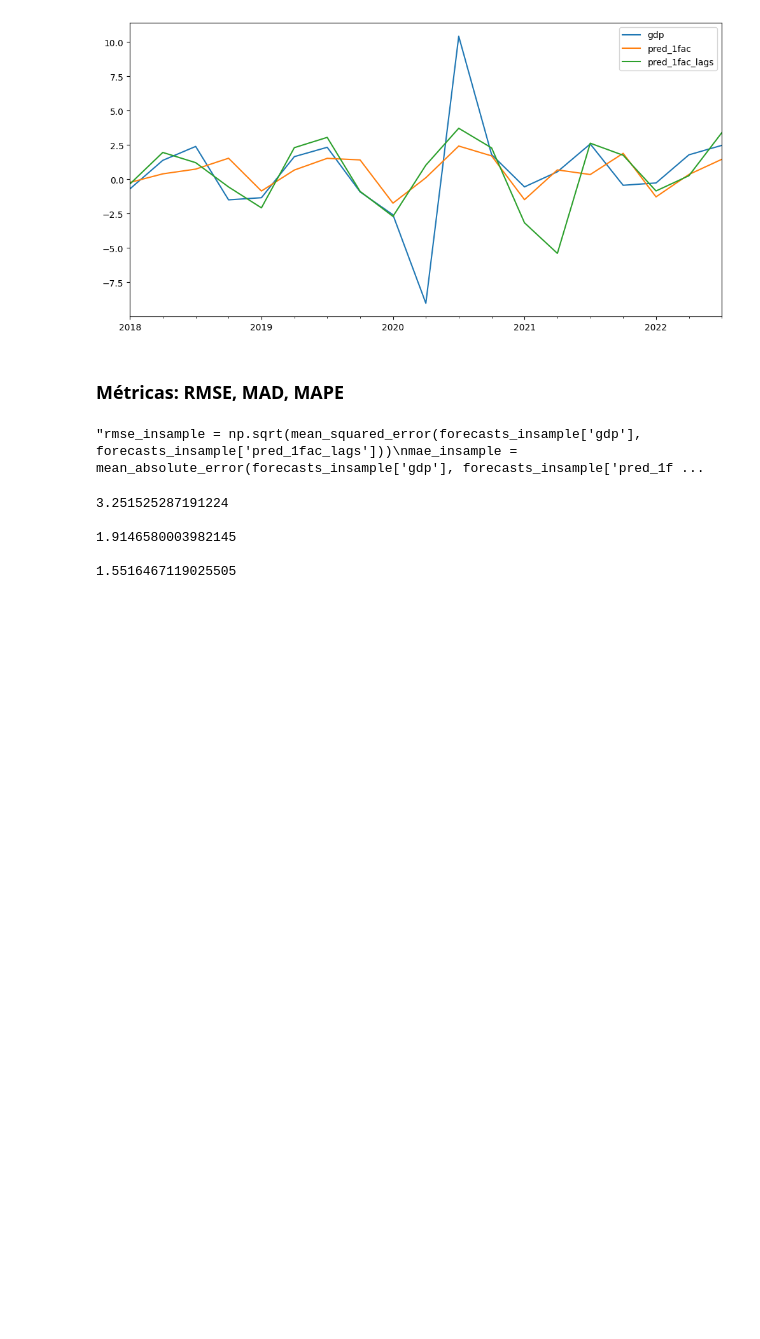
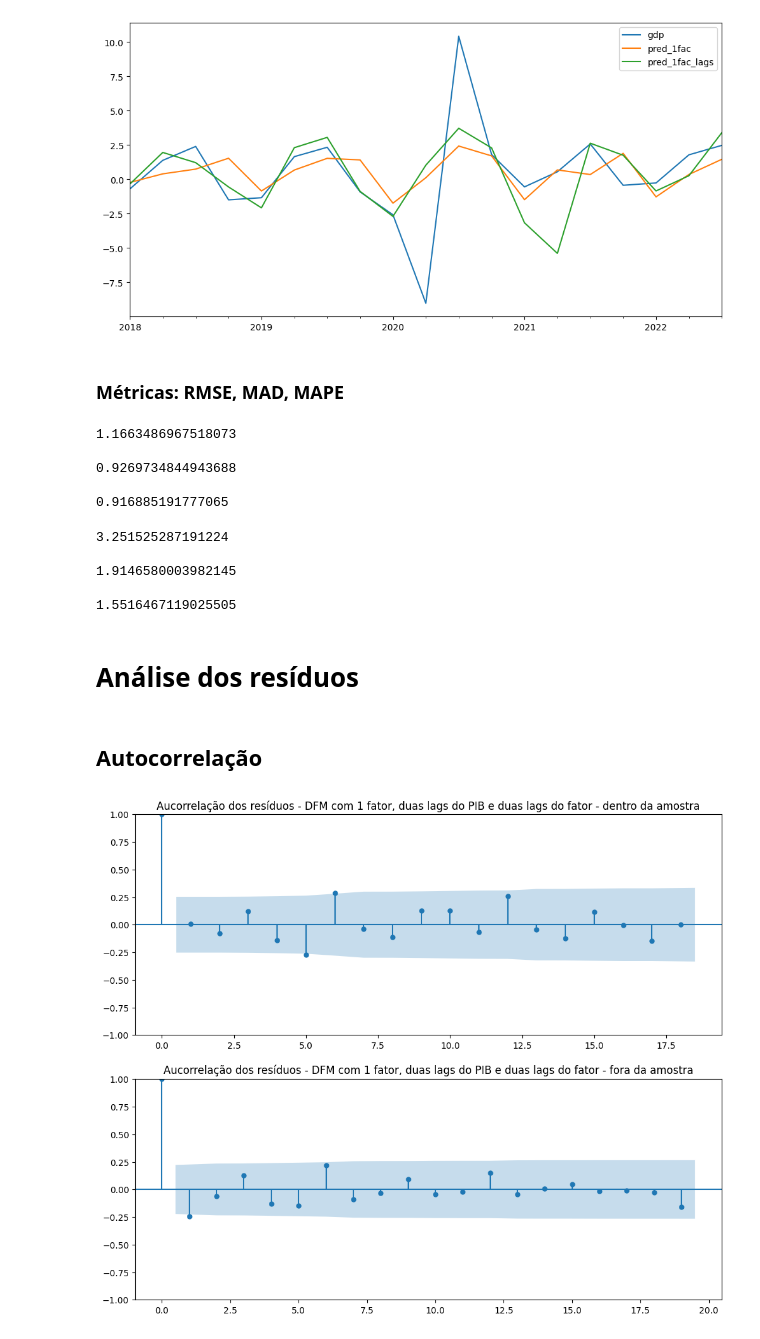
Before and after one commit to Allisterh/nowcasting_gdpbr, a Jupyter notebook: methodologies/dfm_model/dfm_1fac.ipynb, the cells around one changed output. Cells and saved outputs as stored; diff of their text form; code cells hidden in the pictures; blank space fills up the shorter version.

```diff
--- a/methodologies/dfm_model/dfm_1fac.ipynb
+++ b/methodologies/dfm_model/dfm_1fac.ipynb
@@ -452,12 +463,17 @@ forecasts_outsample.plot(figsize = (12,6))
 # %%
 # Métricas IN-SAMPLE
 
-'''rmse_insample = np.sqrt(mean_squared_error(forecasts_insample['gdp'], forecasts_insample['pred_1fac_lags']))
+forecasts_insample = forecasts_insample.dropna(axis = 0)
+rmse_insample = np.sqrt(mean_squared_error(forecasts_insample['gdp'], forecasts_insample['pred_1fac_lags']))
 mae_insample = mean_absolute_error(forecasts_insample['gdp'], forecasts_insample['pred_1fac_lags'].dropna())
 mape_insample = mean_absolute_percentage_error(forecasts_insample['gdp'], forecasts_insample['pred_1fac_lags'].dropna())
-print(rmse_insample, mae_insample, mape_insample, sep = '\n\n')'''
+print(rmse_insample, mae_insample, mape_insample, sep = '\n\n')
 # %% [output]
-"rmse_insample = np.sqrt(mean_squared_error(forecasts_insample['gdp'], forecasts_insample['pred_1fac_lags']))\nmae_insample = mean_absolute_error(forecasts_insample['gdp'], forecasts_insample['pred_1f ...
+1.1663486967518073
+
+0.9269734844943688
+
+0.916885191777065
 # %%
 # Métricas OUT-OF-SAMPLE
 
@@ -471,3 +487,15 @@ print(rmse_outsample, mae_outsample, mape_outsample, sep = '\n\n')
 1.9146580003982145
 
 1.5516467119025505
+# %% [markdown]
+# Análise dos resíduos
+# %% [markdown]
+## Autocorrelação
+# %%
+# Plotando a função de autocorrelação
+
+autocorr_plots(dfm.resid, dfm_1fac.resid,
+               'Aucorrelação dos resíduos - DFM com 1 fator, duas lags do PIB e duas lags do fator - dentro da amostra',
+               'Aucorrelação dos resíduos - DFM com 1 fator, duas lags do PIB e duas lags do fator - fora da amostra')
+# %% [output]
+[figure, added]
```
Also changed, not shown: parts of 11 cells of this notebook.
